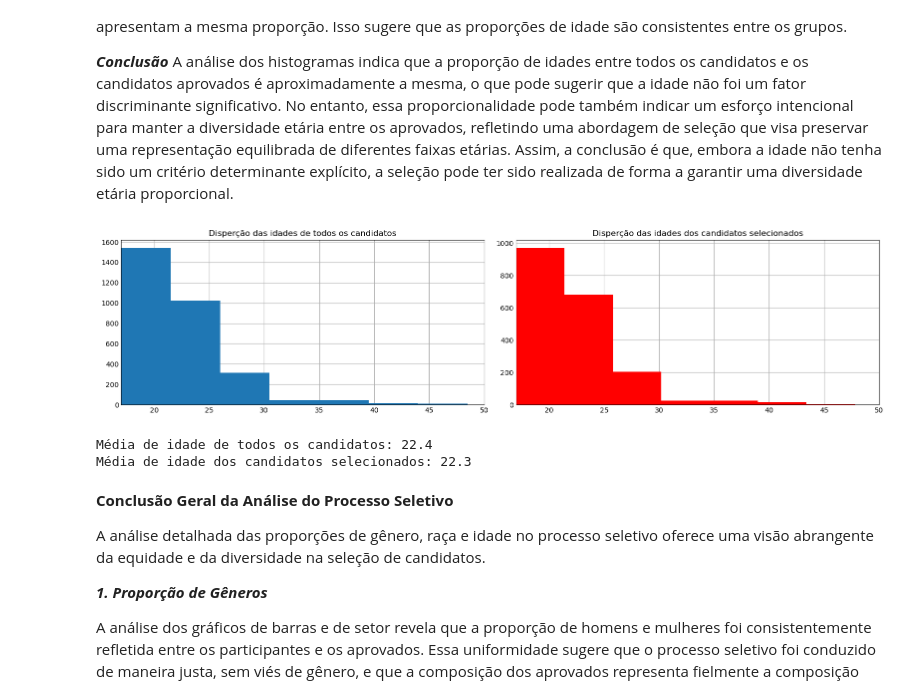
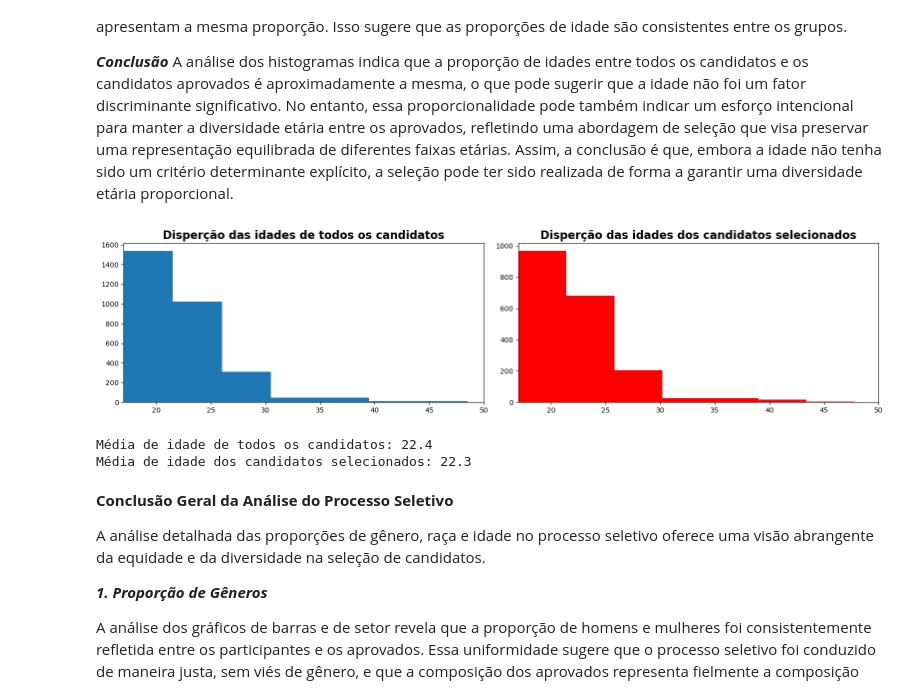
Before and after one commit to CesarMancioSilva/analise_processo_seletivo, a Jupyter notebook: Analise.ipynb, the cells around one changed output. Cells and saved outputs as stored; diff of their text form; code cells hidden in the pictures.

```diff
--- a/Analise.ipynb
+++ b/Analise.ipynb
@@ -203,22 +203,22 @@ plt.show()
 # %%
 fig, ax = plt.subplots(1, 2, figsize=(16, 4))
 
 ax[0].hist(data['Idade'],linewidth=0.5)
 ax[0].set_xlim(min(data['Idade']),50)
-ax[0].set_title("Disperção das idades de todos os candidatos")
+ax[0].set_title("Disperção das idades de todos os candidatos",fontsize=16,fontweight='bold')
 
 
 ax[1].hist(data.query('Selecionado == "Sim"')['Idade'],color='red')
 ax[1].set_xlim(min(data['Idade']),50)
-ax[1].set_title("Disperção das idades dos candidatos selecionados")
+ax[1].set_title("Disperção das idades dos candidatos selecionados",fontsize=16,fontweight='bold')
 fig.subplots_adjust()
 plt.tight_layout()
 plt.show()
 
 print(f'Média de idade de todos os candidatos: {round(data['Idade'].mean(),1)} ')
 print(f'Média de idade dos candidatos selecionados: {round(data.query('Selecionado == "Sim"')['Idade'].mean(),1)} ')
 # %% [output]
-[figure, old version]
+[figure, new version]
 Média de idade de todos os candidatos: 22.4
 Média de idade dos candidatos selecionados: 22.3
 # %% [markdown]
```
Also changed, not shown: parts of 2 cells of this notebook.
